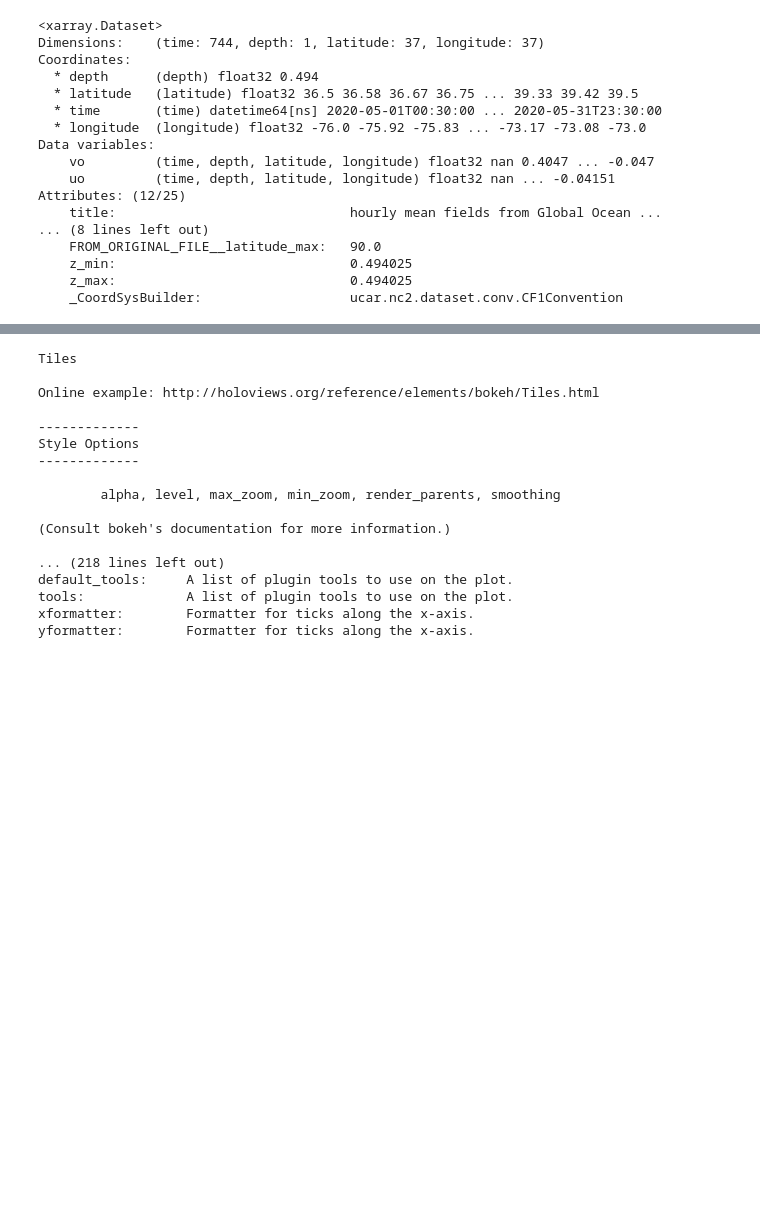
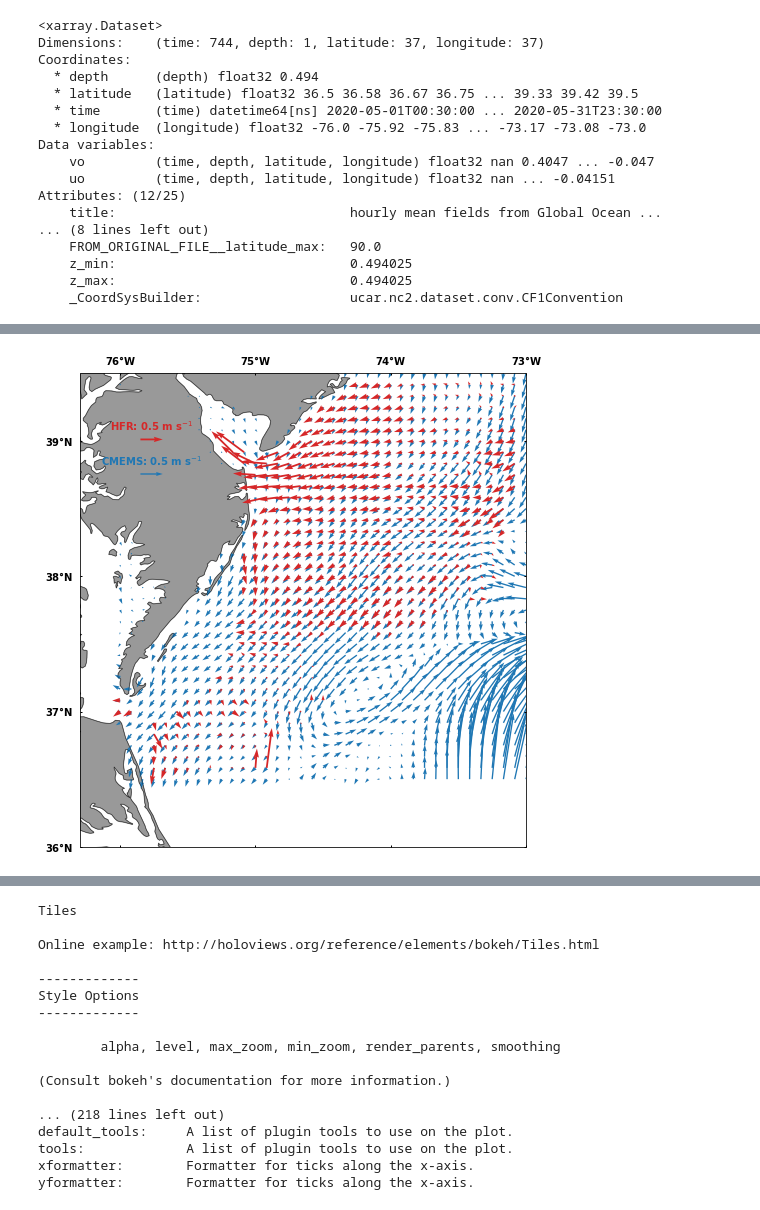
Before and after one commit to oceanhackweek/ohw21-proj-coastal-radar, a Jupyter notebook: visualization-HFR-CMEMS.ipynb, the cells around one changed output, grey strips where cells are left out. Cells and saved outputs as stored; diff of their text form; code cells hidden in the pictures; blank space fills up the shorter version.

Commit message:
vector field map - first version

```diff
--- a/visualization-HFR-CMEMS.ipynb
+++ b/visualization-HFR-CMEMS.ipynb
@@ -39,7 +45,7 @@ data_m = xr.open_dataset(aggr_url)
 # %%
 # subset the dataset to the area and time period of interest
 
-lonw, lone = -76, -73   # westernmonst and easternmost longitude
+lonw, lone = -76.3, -73   # westernmonst and easternmost longitude
 lats, latn = 36.5, 39.5 # southernmonst and northernmost latitude
 date1 = "2020-05-01"    # initial date
 date2 = "2020-06-01"    # final date
@@ -85,7 +91,7 @@ Attributes: (12/25)
     _CoordSysBuilder:                   ucar.nc2.dataset.conv.CF1Convention
 # %%
 # select a specific date and time
-date = '2020-05-24T23:00:00'
+date = '2020-05-05T09:00:00'
 datah = data_sub_h.sel(time=date,method='nearest')
 datam = data_sub_m.sel(time=date,method='nearest') # mimics the model output - to be merged with Teresa and Maurício's code
 # need to import the satellite data s well
@@ -109,6 +138,60 @@ vm = np.ma.masked_invalid(datam.vo.values).squeeze()
 uh = griddata((xh.ravel(),yh.ravel()),uh.ravel(),(xm,ym))
 vh = griddata((xh.ravel(),yh.ravel()),vh.ravel(),(xm,ym))
 magh = griddata((xh.ravel(),yh.ravel()),magh.ravel(),(xm,ym))
+# %%
+# conventional map (cartopy) - Panagiotis code
+
+fig = plt.figure(figsize=(8,12))
+proj = ccrs.PlateCarree()
+ax=fig.add_subplot(1,1,1,projection=proj)
+ax.set_extent([lonw, lone, lats, latn])
+
+#mpl.rcParams['font.family'] = 'Arial'
+
+ax.xaxis.set_major_formatter(LongitudeFormatter())
+ax.yaxis.set_major_formatter(LatitudeFormatter())
+
+stp = 1
+lon_ticks = np.arange(int(lonw),int(lone)+stp) #[-75, -74, -73, -72, -71, -70, -69]
+lat_ticks = np.arange(int(lats),int(latn)+stp)
+
+ax.set_xticks(lon_ticks, crs=ccrs.PlateCarree())
+ax.set_yticks(lat_ticks, crs=ccrs.PlateCarree())
+
+ax.xaxis.set_tick_params(which='major', size=2., width=1,
+                         direction='in', top='on', pad=7)
+ax.yaxis.set_tick_params(which='major', size=2., width=1,
+                         direction='in', right='on',pad=7)
+
+ax.tick_params(labelleft=True,labelbottom=False,labeltop=True,labelright=False)
+ax.add_feature(cfeature.LAND.with_scale('10m'), facecolor='k', alpha=0.4)
+ax.coastlines(resolution='10m',linewidth=0.3)
+
+vmax = np.nanmean(magh)+2*np.nanstd(magh)
+bounds = np.linspace(0,vmax,5)
+norm = mpl.colors.Normalize(vmin=0., vmax=vmax)
+
+# plot current vectors
+c1, c2 = 'C3', 'C0'
+cf1=ax.quiver(xm,ym,uh,vh,color=c1,#magh,cmap=cmo.cm.tempo,
+             scale=10,width=.004,norm=norm,zorder=2)
+cf2=ax.quiver(xm,ym,um,vm,color=c2,#magm,cmap=cmo.cm.amp,
+             scale=10,width=.003,norm=norm,zorder=1)
+# add the scale for the currents magnitude
+qk = ax.quiverkey(cf1, 0.25, 0.7, 0.5, label='HFR: 0.5 m s$^{-1}$', labelpos='N',
+                   coordinates='figure', labelcolor=c1)
+qk = ax.quiverkey(cf2, 0.25, 0.66, 0.5, label='CMEMS: 0.5 m s$^{-1}$', labelpos='N',
+                   coordinates='figure', labelcolor=c2)
+# add colorbar
+#cax,kw = mpl.colorbar.make_axes(ax,location='bottom',pad=0.05,aspect=50)
+#out=fig.colorbar(cf1,cax=cax,ticks=bounds,extend='max',format='%.2f',**kw)
+#out.set_label('Surface Velocity (m s$^{-1}$)',size=10)
+#out.ax.tick_params(direction='in',size=2., width=1)
+
+#plt.savefig('hf_radar.svg', format='svg', transparent=False, dpi=300, bbox_inches='tight')
+plt.savefig('map_v1.png', format='png', transparent=False, dpi=300, bbox_inches='tight')
+# %% [output]
+[figure, added]
 # %%
 proj = ccrs.PlateCarree()
 
```
Also changed, not shown: parts of 5 cells of this notebook.
